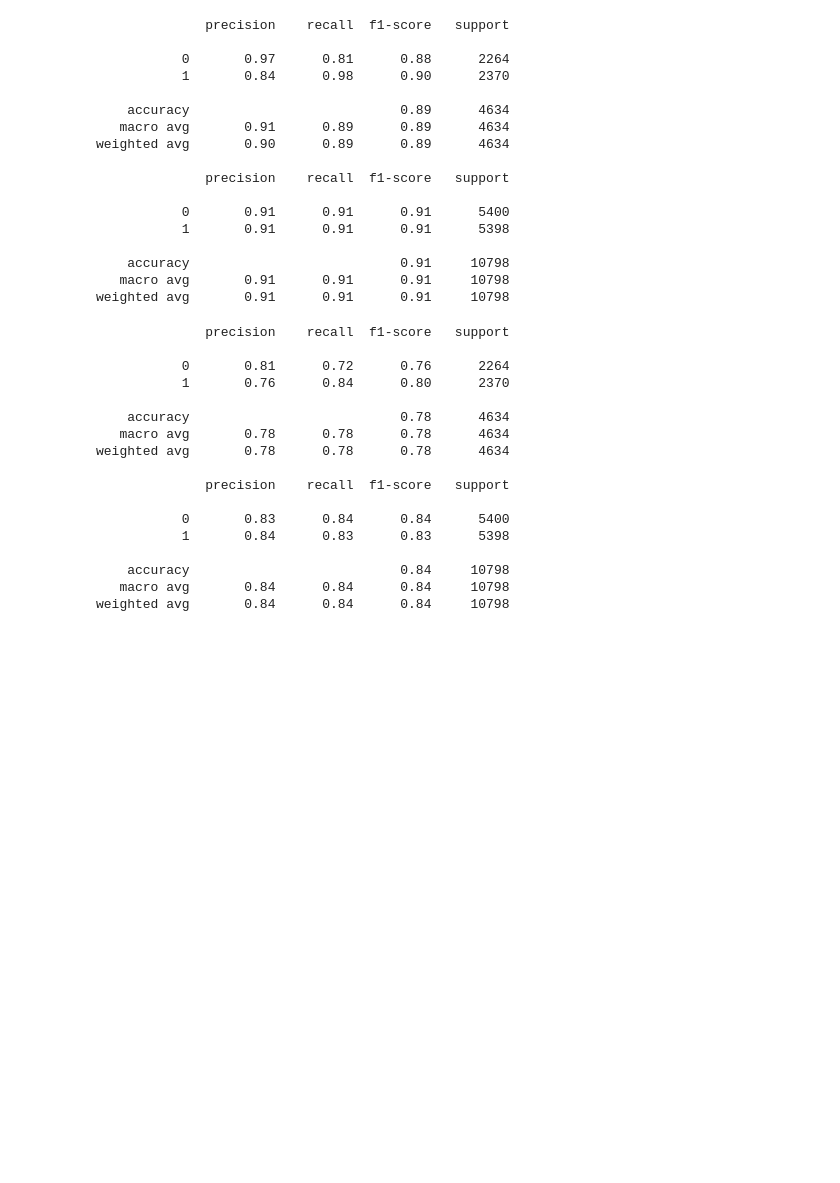
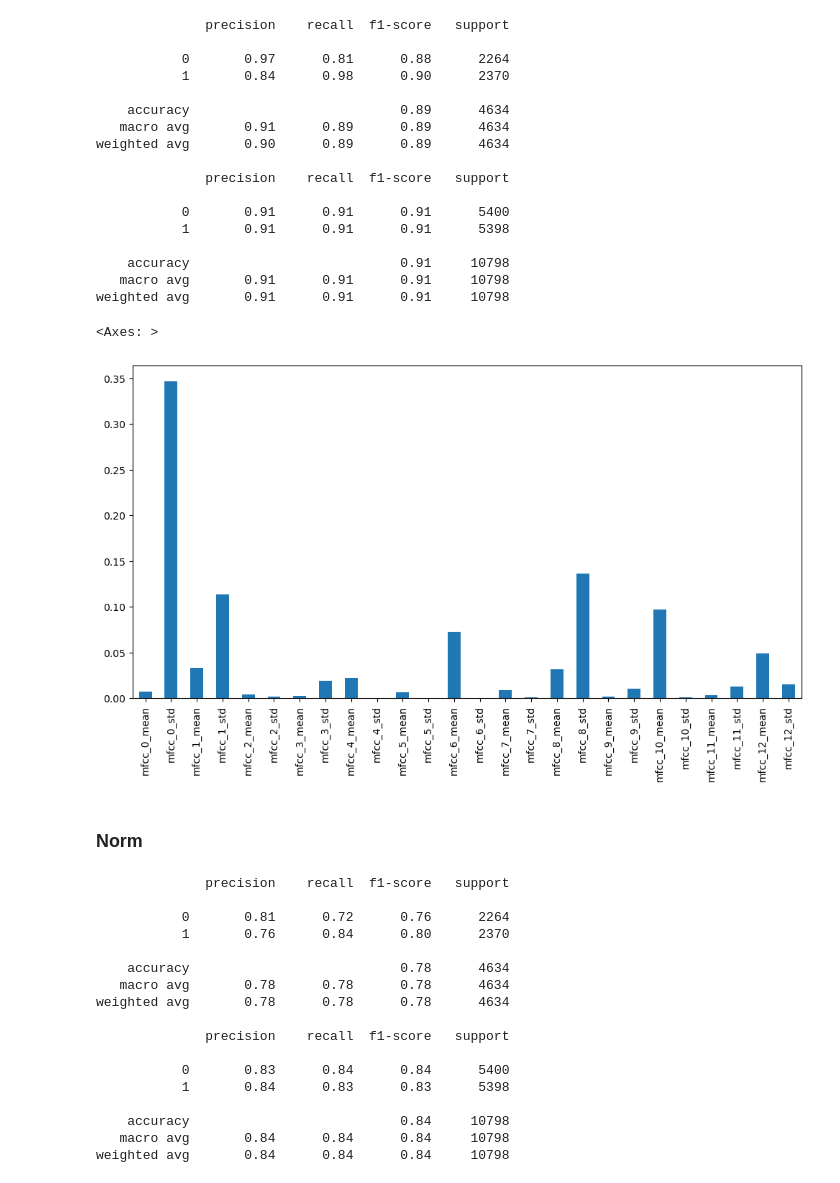
Before and after one commit to kir1ck/AudioDeepfakeDetection_ML, a Jupyter notebook: research.ipynb, the cells around one changed output. Cells and saved outputs as stored; diff of their text form; code cells hidden in the pictures; blank space fills up the shorter version.

```diff
--- a/research.ipynb
+++ b/research.ipynb
@@ -647,9 +645,14 @@ weighted avg       0.90      0.89      0.89      4634
 weighted avg       0.91      0.91      0.91     10798
 # %%
 importances = rf_clf_mfcc.feature_importances_
-orig_feature_importances = pd.Series(importances, index=X_original_mfcc_training.columns)
+orig_mfcc_feature_importances = pd.Series(importances, index=X_original_mfcc_training.columns)
 plt.figure(figsize=(12,6))
-orig_feature_importances.plot.bar()
+orig_mfcc_feature_importances.plot.bar()
+# %% [output]
+<Axes: >
+[figure, added]
+# %% [markdown]
+### Norm
 # %%
 X_norm_mfcc_training = norm_training_df[norm_training_df.columns[1:27]]
 X_norm_mfcc_testing = norm_testing_df[norm_testing_df.columns[1:27]]
```
Also changed, not shown: parts of 58 cells of this notebook.
